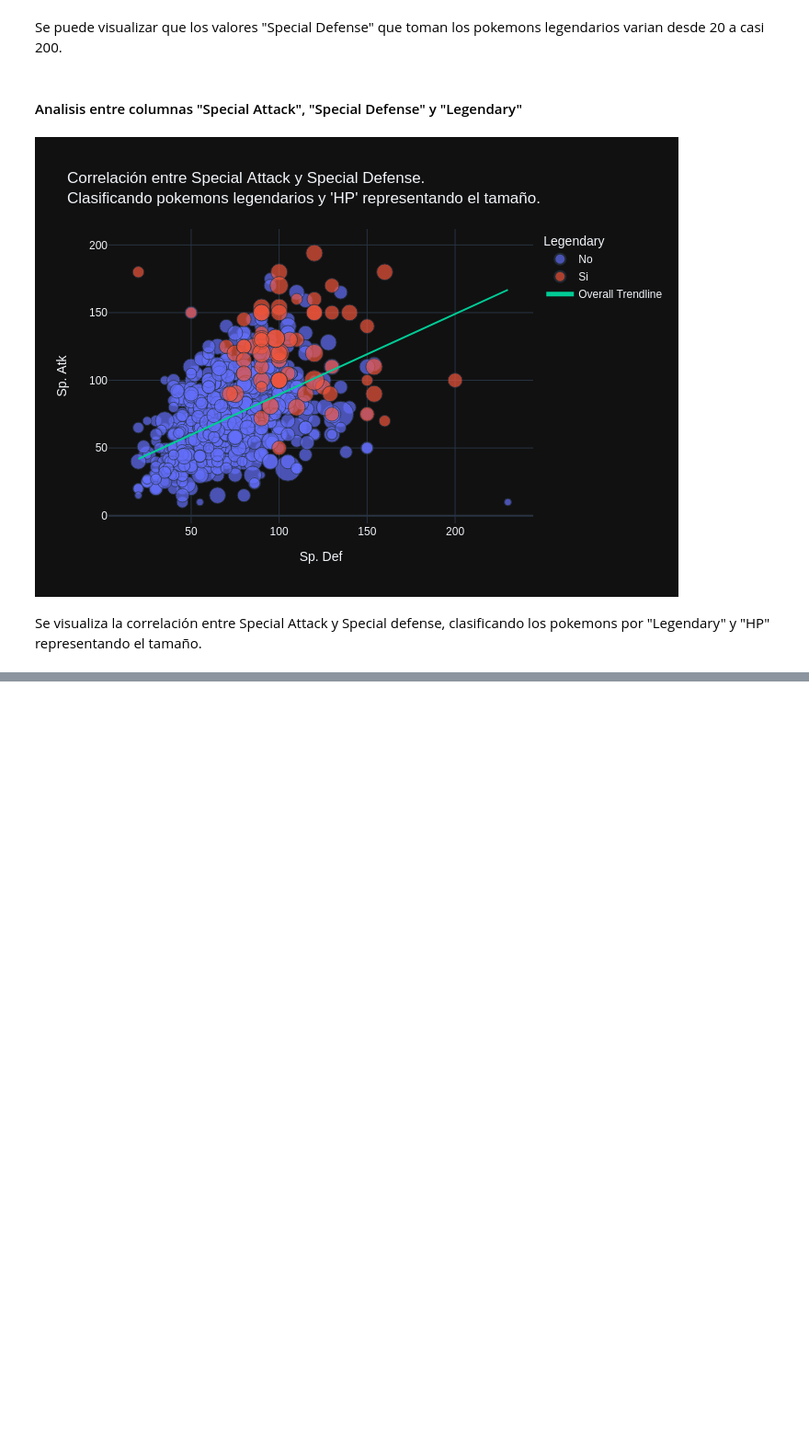
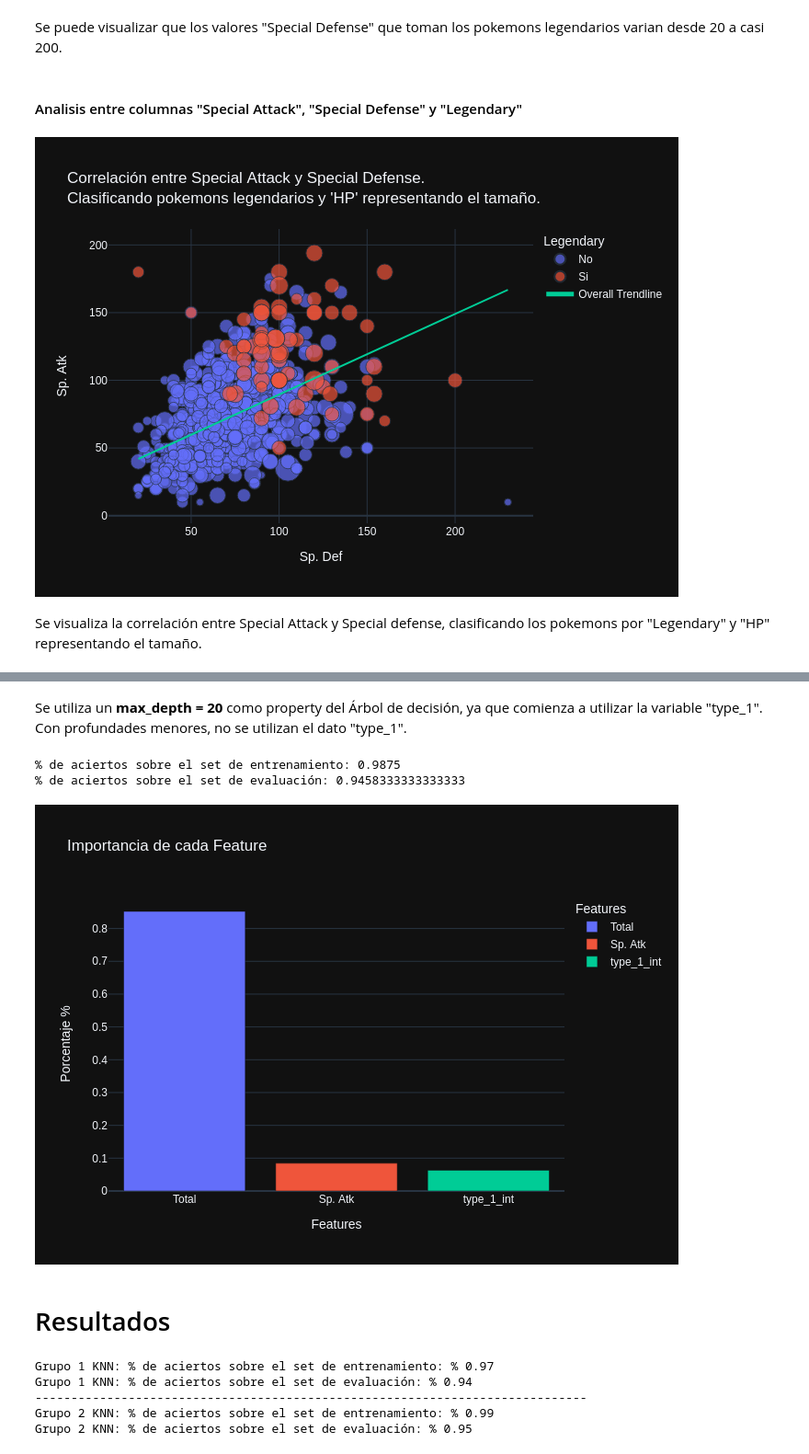
Before and after one commit to gdarias1987/Datascients-Coderhouse, a Jupyter notebook: Entrega1Arias.ipynb, the cells around one changed output, grey strips where cells are left out. Shown at 92% size. Cells and saved outputs as stored; diff of their text form; code cells hidden in the pictures; blank space fills up the shorter version.

```diff
--- a/Entrega1Arias.ipynb
+++ b/Entrega1Arias.ipynb
@@ -617,0 +636,5 @@ Se visualiza la correlación entre Special Attack y Special defense, clasificand
+# %%
+def convertType(x):
+  return df_type_1[df_type_1[0]==x].index.item()
+
+df_type_1 = pd.DataFrame(df.type_1.unique()).reset_index()
@@ -617,0 +706,2 @@ Se visualiza la correlación entre Special Attack y Special defense, clasificand
+# %% [markdown]
+Se utiliza un **max_depth = 20** como property del Árbol de decisión, ya que comienza a utilizar la variable "type_1". Con profundades menores, no se utilizan el dato "type_1".
@@ -617,0 +710,58 @@ Se visualiza la correlación entre Special Attack y Special defense, clasificand
+# %%
+#Me quedo con 30% para test y 70% para train
+X = df_sel_2
+y = df_target
+
+X_train, X_test, y_train, y_test = train_test_split(X, y, test_size=0.30, random_state=42, stratify=y)
+
+tree = DecisionTreeClassifier(
+    max_depth = 20,
+    random_state = 42,
+    min_samples_leaf = 3#
+    ) #Creamos el modelo
+
+#Entrenamos el modelo
+tree.fit(X_train,y_train) #Entrenamos el modelo
+
+y_train_pred = tree.predict(X_train) #Prediccion en Train
+y_test_pred = tree.predict(X_test) #Prediccion en Test
+
+#Calculo el accuracy en Train
+train_accuracy = accuracy_score(y_train, y_train_pred)
+
+#Calculo el accuracy en Test
+test_accuracy = accuracy_score(y_test, y_test_pred)
+
+grupo_2_knn_train_accuracy = train_accuracy
+grupo_2_knn_test_accuracy = test_accuracy
+
+print('% de aciertos sobre el set de entrenamiento:', grupo_2_knn_train_accuracy)
+print('% de aciertos sobre el set de evaluación:',grupo_2_knn_test_accuracy)
+# %% [output]
+% de aciertos sobre el set de entrenamiento: 0.9875
+% de aciertos sobre el set de evaluación: 0.9458333333333333
+# %%
+fig = px.bar(
+    x = df_sel_2.columns,
+    y = tree.feature_importances_,
+    color = df_sel_2.columns,
+    title = "Importancia de cada Feature",
+    labels= dict(x="Features", y="Porcentaje %", color="Features")
+)
+fig.show("png")
+# %% [output]
+[figure, added]
+# %% [markdown]
+# Resultados
+# %%
+print('Grupo 1 KNN: % de aciertos sobre el set de entrenamiento: %', round(grupo_1_knn_train_accuracy,2))
+print('Grupo 1 KNN: % de aciertos sobre el set de evaluación: %', round(grupo_1_knn_test_accuracy,2))
+print("-----------------------------------------------------------------------------")
+print('Grupo 2 KNN: % de aciertos sobre el set de entrenamiento: %', round(grupo_2_knn_train_accuracy,2))
+print('Grupo 2 KNN: % de aciertos sobre el set de evaluación: %', round(grupo_2_knn_test_accuracy,2))
+# %% [output]
+Grupo 1 KNN: % de aciertos sobre el set de entrenamiento: % 0.97
+Grupo 1 KNN: % de aciertos sobre el set de evaluación: % 0.94
+-----------------------------------------------------------------------------
+Grupo 2 KNN: % de aciertos sobre el set de entrenamiento: % 0.99
+Grupo 2 KNN: % de aciertos sobre el set de evaluación: % 0.95
```
Also changed, not shown: parts of 13 cells of this notebook.
